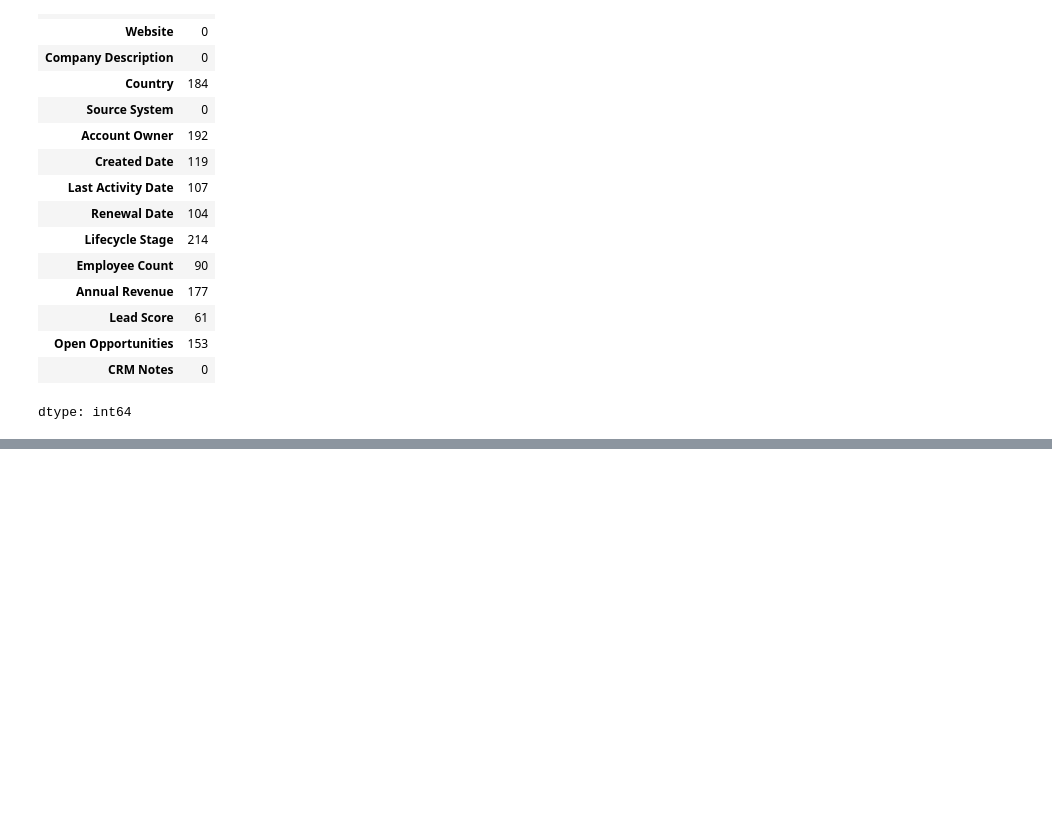
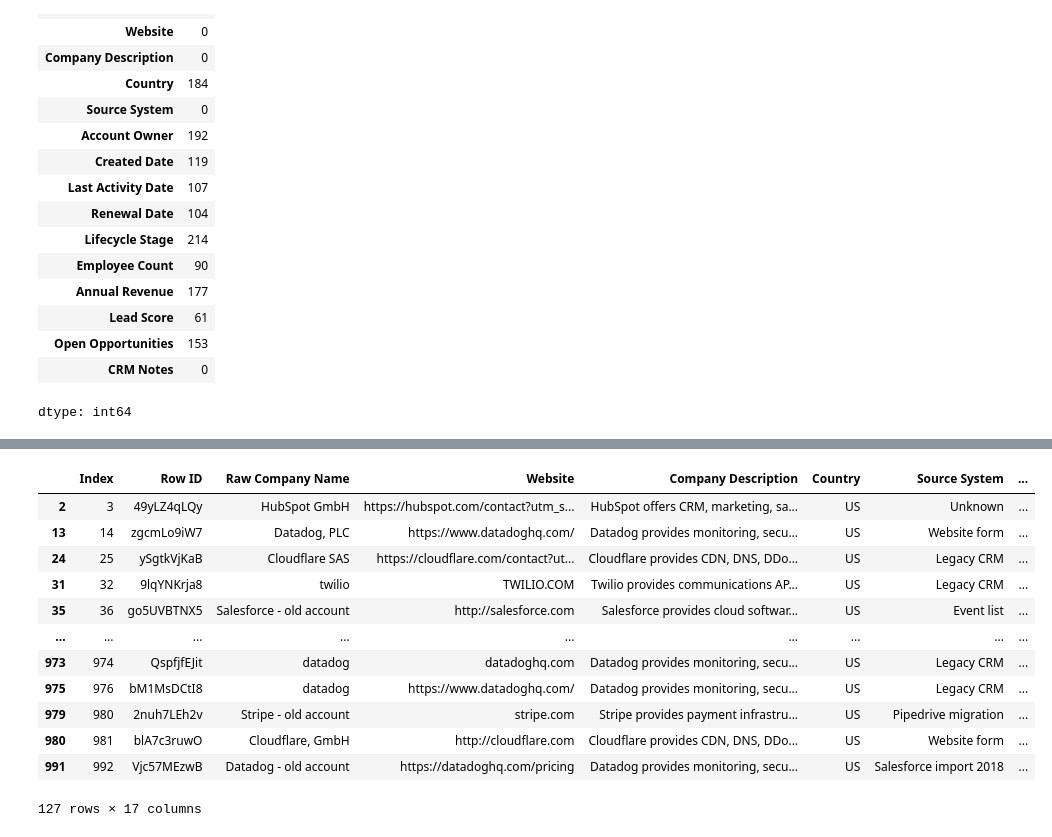
Before and after one commit to Vikram957/Pandas, a Jupyter notebook: pandas_project.ipynb, the cells around one changed output, grey strips where cells are left out. Cells and saved outputs as stored; diff of their text form; code cells hidden in the pictures; blank space fills up the shorter version.

```diff
--- a/pandas_project.ipynb
+++ b/pandas_project.ipynb
@@ -82,0 +200,16 @@ dtype: int64
+# %%
+df[df['Country'] == 'US']
+# %% [output]
+|  | Index | Row ID | Raw Company Name | Website | Company Description | Country | Source System | ... |
+| 2 | 3 | 49yLZ4qLQy | HubSpot GmbH | https://hubspot.com/contact?utm_s... | HubSpot offers CRM, marketing, sa... | US | Unknown | ... |
+| 13 | 14 | zgcmLo9iW7 | Datadog, PLC | https://www.datadoghq.com/ | Datadog provides monitoring, secu... | US | Website form | ... |
+| 24 | 25 | ySgtkVjKaB | Cloudflare SAS | https://cloudflare.com/contact?ut... | Cloudflare provides CDN, DNS, DDo... | US | Legacy CRM | ... |
+| 31 | 32 | 9lqYNKrja8 | twilio | TWILIO.COM | Twilio provides communications AP... | US | Legacy CRM | ... |
+| 35 | 36 | go5UVBTNX5 | Salesforce - old account | http://salesforce.com | Salesforce provides cloud softwar... | US | Event list | ... |
+| ... | ... | ... | ... | ... | ... | ... | ... | ... |
+| 973 | 974 | QspfjfEJit | datadog | datadoghq.com | Datadog provides monitoring, secu... | US | Legacy CRM | ... |
+| 975 | 976 | bM1MsDCtI8 | datadog | https://www.datadoghq.com/ | Datadog provides monitoring, secu... | US | Legacy CRM | ... |
+| 979 | 980 | 2nuh7LEh2v | Stripe - old account | stripe.com | Stripe provides payment infrastru... | US | Pipedrive migration | ... |
+| 980 | 981 | blA7c3ruwO | Cloudflare, GmbH | http://cloudflare.com | Cloudflare provides CDN, DNS, DDo... | US | Website form | ... |
+| 991 | 992 | Vjc57MEzwB | Datadog - old account | https://datadoghq.com/pricing | Datadog provides monitoring, secu... | US | Salesforce import 2018 | ... |
+127 rows × 17 columns
```
Also changed, not shown: parts of 53 cells of this notebook.
